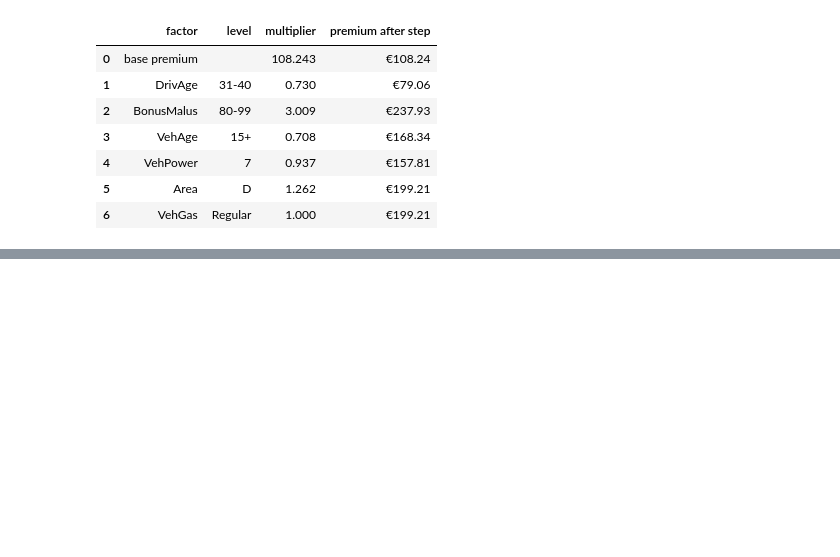
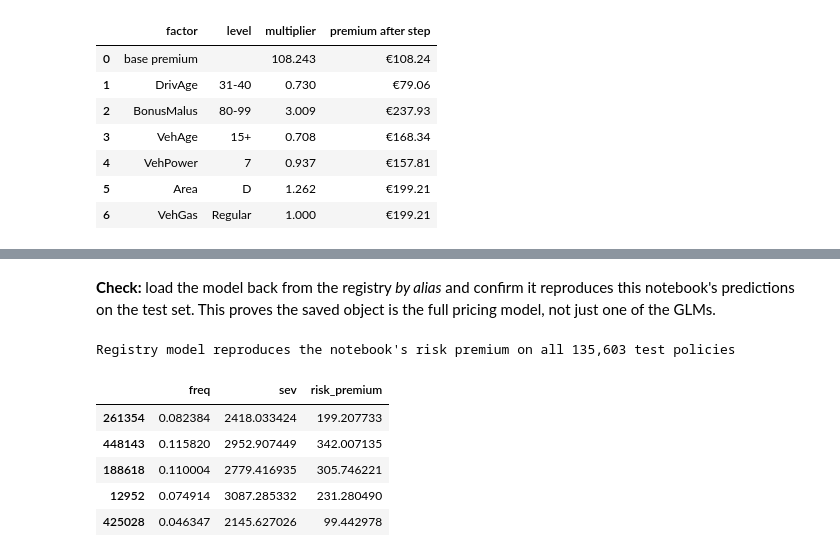
Before and after one commit to Niekrenz82/autoRP, a Jupyter notebook: notebooks/01_baseline_risk_premium.ipynb, the cells around one changed output, grey strips where cells are left out. Drawn from its saved outputs; the diff is of its cells as text; code cells hidden in the pictures; blank space fills up the shorter version.

```diff
--- a/notebooks/01_baseline_risk_premium.ipynb
+++ b/notebooks/01_baseline_risk_premium.ipynb
@@ -270,37 +270,3 @@ The baseline should be **simple, clearly relevant and easy to explain**. Every l
 **Why bands instead of continuous values?** Each band gets its own relativity, which is the format of a classic rating table: transparent and easy to challenge. The cost is some lost precision at band edges. Splines or other smooth effects are possible later improvements.
 
 **Base levels:** in a GLM with categorical factors, one level of each factor is the *reference* (relativity = 1.00), and the other levels are expressed relative to it. We pick the level with the **most exposure** as the reference. That's the actuarial convention: the base premium then describes the most common risk, and the relativities' standard errors are smallest.
-# %%
-BANDS = {
-    "DrivAge":    ([18, 21, 26, 31, 41, 51, 71, 101], ["18-20", "21-25", "26-30", "31-40", "41-50", "51-70", "71+"]),
-    "BonusMalus": ([50, 51, 60, 70, 80, 100, 231],    ["50", "51-59", "60-69", "70-79", "80-99", "100+"]),
-    "VehAge":     ([0, 1, 5, 10, 15, 101],            ["0", "1-4", "5-9", "10-14", "15+"]),
-    "VehPower":   ([4, 5, 6, 7, 8, 9, 16],            ["4", "5", "6", "7", "8", "9+"]),
-}
-CATEGORICAL = ["Area", "VehGas"]
-FEATURES = list(BANDS) + CATEGORICAL
-
-
-def make_features(data):
-    # Turn raw rating factors into the banded categorical design used by the GLMs
-    X = pd.DataFrame(index=data.index)
-    for var, (edges, labels) in BANDS.items():
-        X[var] = pd.cut(data[var], edges, right=False, labels=labels)
-    for var in CATEGORICAL:
-        X[var] = data[var].astype("category")
-    return X
-
-
-def set_base_levels(X, exposure):
-    # Reorder categories so the highest-exposure level comes first (glum's drop_first uses it as the reference)
-    X = X.copy()
-    for var in X.columns:
-        base = exposure.groupby(X[var], observed=True).sum().idxmax()
-        cats = list(X[var].cat.categories)
-        X[var] = X[var].cat.reorder_categories([base] + [c for c in cats if c != base])
-    return X
-
-
-X_all = set_base_levels(make_features(df), df.Exposure)
-assert X_all.notna().all().all(), "some values fall outside the band edges"
-{var: X_all[var].cat.categories[0] for var in FEATURES}   # reference level per factor
@@ -711,0 +758,16 @@ Tariff result: €199.21  |  model prediction: €199.21
+# %% [markdown]
+**Check:** load the model back from the registry *by alias* and confirm it reproduces this notebook's predictions on the test set. This proves the saved object is the full pricing model, not just one of the GLMs.
+# %%
+baseline = load_model(MODEL_NAME, alias="baseline")
+reloaded = baseline.predict(raw_input(test))
+np.testing.assert_allclose(reloaded.risk_premium, pred_test.risk_premium, rtol=1e-10)
+print("Registry model reproduces the notebook's risk premium on all", f"{len(test):,}", "test policies")
+reloaded.head()
+# %% [output]
+Registry model reproduces the notebook's risk premium on all 135,603 test policies
+|  | freq | sev | risk_premium |
+| 261354 | 0.082384 | 2418.033424 | 199.207733 |
+| 448143 | 0.115820 | 2952.907449 | 342.007135 |
+| 188618 | 0.110004 | 2779.416935 | 305.746221 |
+| 12952 | 0.074914 | 3087.285332 | 231.280490 |
+| 425028 | 0.046347 | 2145.627026 | 99.442978 |
```
Also changed, not shown: parts of 7 cells of this notebook.
